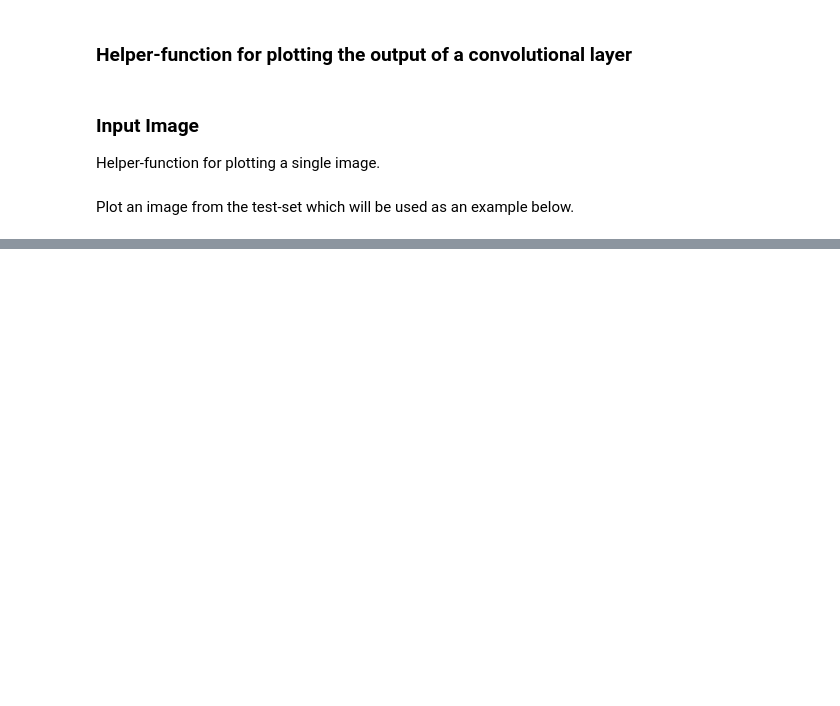
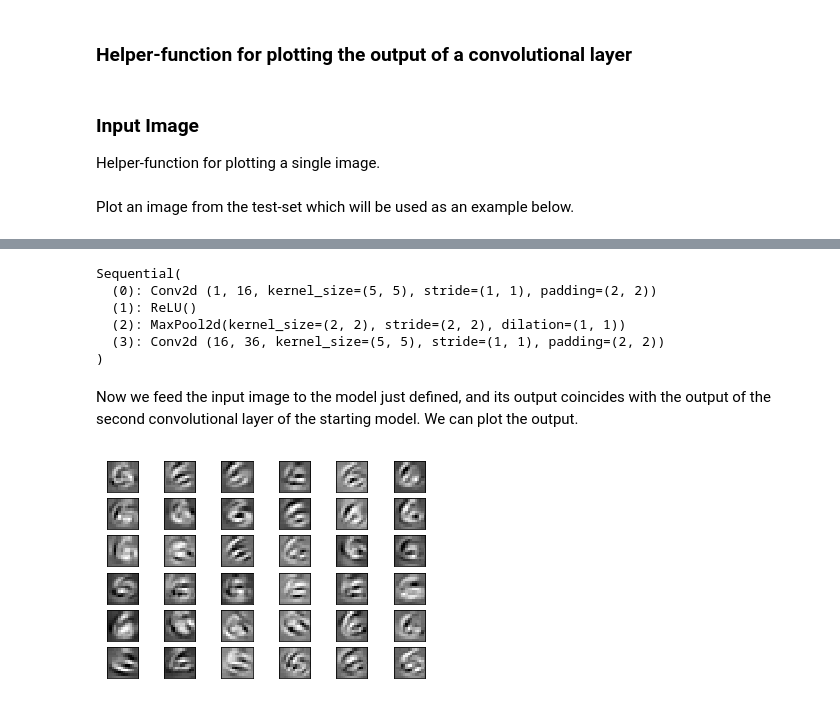
Before and after one commit to fantauzzi/Pytorch-Tutorials, a Jupyter notebook: 01_CNN_Sequential_and_Functional.ipynb, the cells around one changed output, grey strips where cells are left out. Cells and saved outputs as stored; diff of their text form; code cells hidden in the pictures; blank space fills up the shorter version.

```diff
--- a/01_CNN_Sequential_and_Functional.ipynb
+++ b/01_CNN_Sequential_and_Functional.ipynb
@@ -641,7 +655,7 @@ plot_conv_weights(weights=weights_conv2, input_channel=0)
 # %%
 def plot_conv_output(values):
     # Number of filters used in the conv. layer.
-    num_filters = values.shape[3]
+    num_filters = values.shape[1]
 
     # Number of grids to plot.
     # Rounded-up, square-root of the number of filters.
@@ -653,9 +667,9 @@ def plot_conv_output(values):
     # Plot the output images of all the filters.
     for i, ax in enumerate(axes.flat):
         # Only plot the images for valid filters.
-        if i<num_filters:
+        if i < num_filters:
             # Get the output image of using the i'th filter.
-            img = values[0, :, :, i]
+            img = values[0, i, :, :]
 
             # Plot image.
             ax.imshow(img, interpolation='nearest', cmap='binary')
@@ -756,0 +712,20 @@ You may want to backup this Notebook before making any changes.
+# %%
+print(sub_model)
+# %% [output]
+Sequential(
+  (0): Conv2d (1, 16, kernel_size=(5, 5), stride=(1, 1), padding=(2, 2))
+  (1): ReLU()
+  (2): MaxPool2d(kernel_size=(2, 2), stride=(2, 2), dilation=(1, 1))
+  (3): Conv2d (16, 36, kernel_size=(5, 5), stride=(1, 1), padding=(2, 2))
+)
+# %% [markdown]
+Now we feed the input image to the model just defined, and its output coincides with the output of the second convolutional layer of the starting model. We can plot the output.
+# %%
+if cuda:
+    images = images.cuda()
+images = images[0:1]
+images = Variable(images, volatile=True)
+conv1_output = sub_model(images)
+plot_conv_output(conv1_output.data.cpu().numpy())
+# %% [output]
+[figure, added]
```
Also changed, not shown: parts of 58 cells of this notebook.
